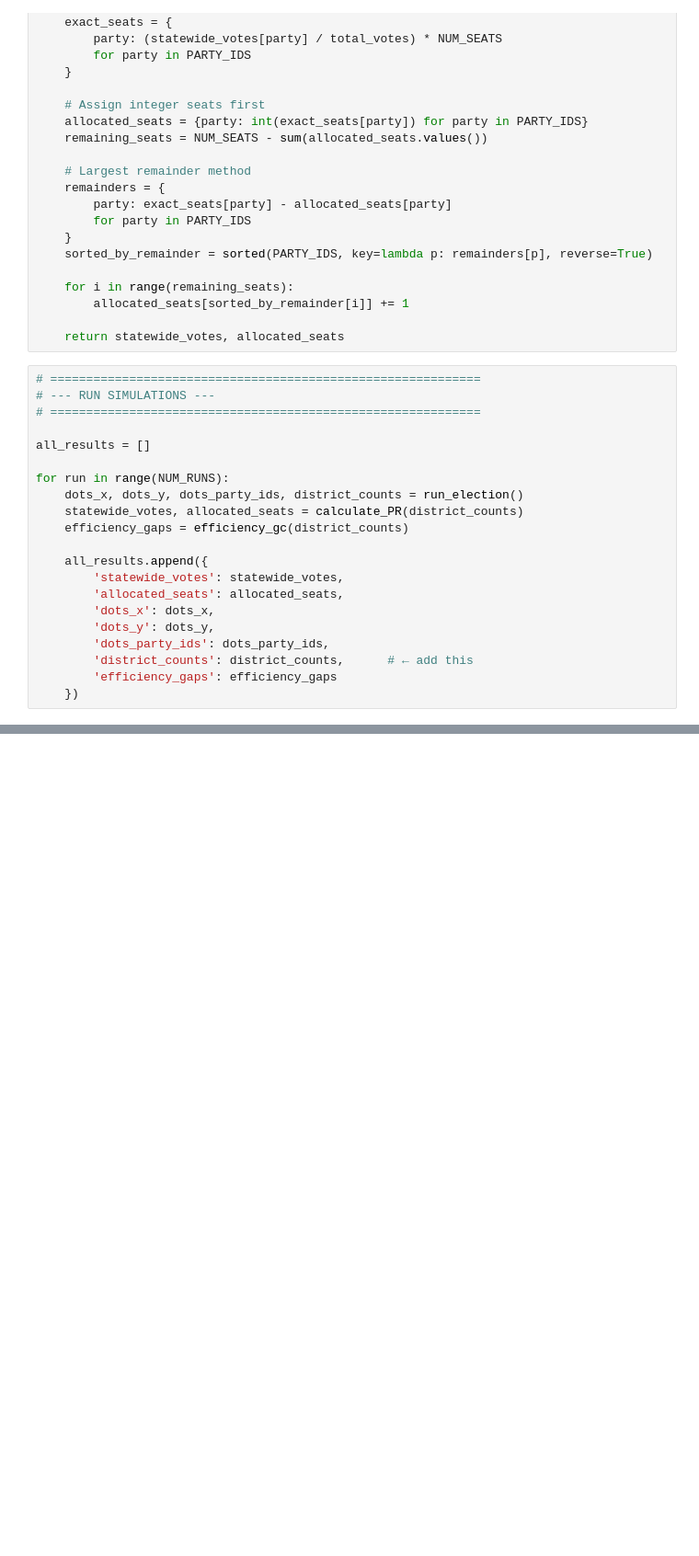
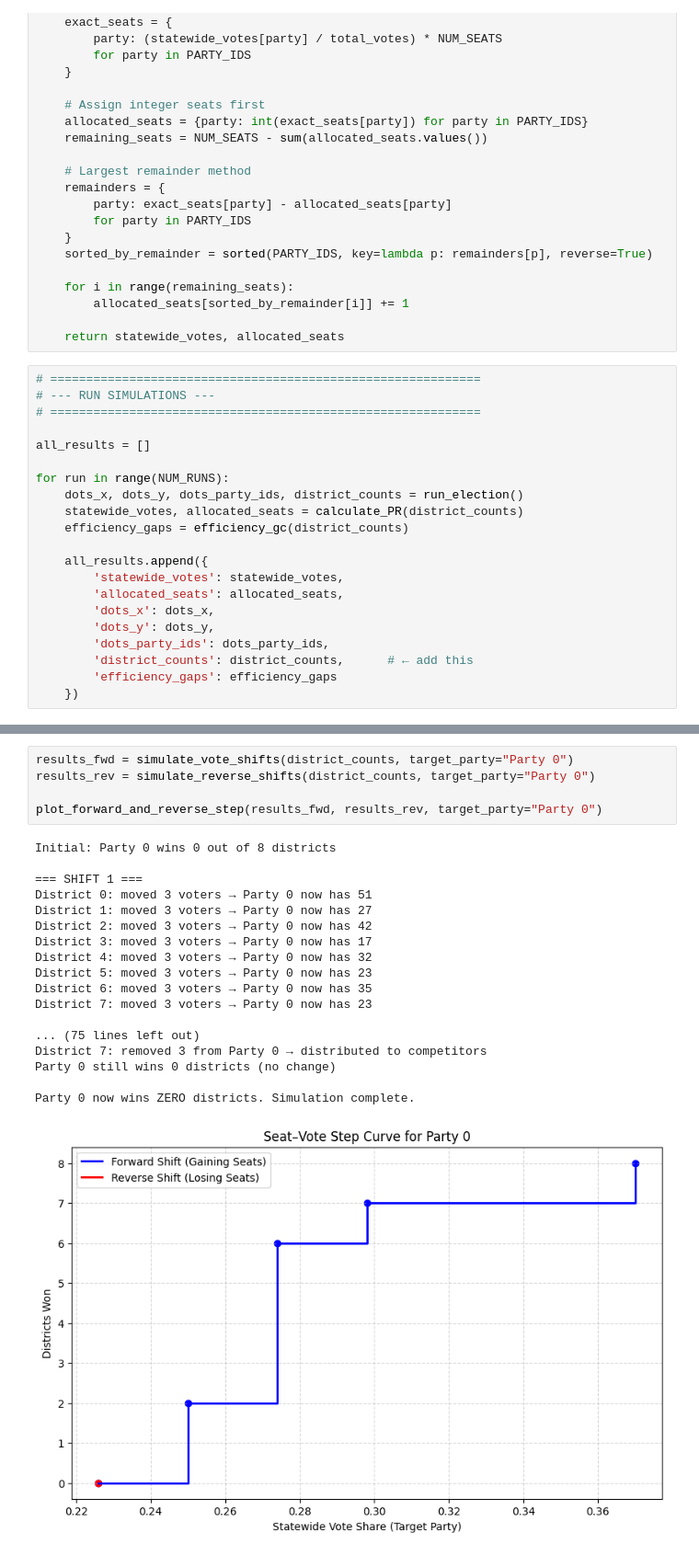
Before and after one commit to CarlLienert/SeniorCapstone, a Jupyter notebook: NewSim.ipynb, the cells around one changed output, grey strips where cells are left out. Shown at 92% size. Drawn from its saved outputs; the diff is of its cells as text; blank space fills up the shorter version.

```diff
--- a/NewSim.ipynb
+++ b/NewSim.ipynb
@@ -297,0 +712,24 @@ plt.show()
+# %%
+results_fwd = simulate_vote_shifts(district_counts, target_party="Party 0")
+results_rev = simulate_reverse_shifts(district_counts, target_party="Party 0")
+
+plot_forward_and_reverse_step(results_fwd, results_rev, target_party="Party 0")
+# %% [output]
+Initial: Party 0 wins 0 out of 8 districts
+
+=== SHIFT 1 ===
+District 0: moved 3 voters → Party 0 now has 51
+District 1: moved 3 voters → Party 0 now has 27
+District 2: moved 3 voters → Party 0 now has 42
+District 3: moved 3 voters → Party 0 now has 17
+District 4: moved 3 voters → Party 0 now has 32
+District 5: moved 3 voters → Party 0 now has 23
+District 6: moved 3 voters → Party 0 now has 35
+District 7: moved 3 voters → Party 0 now has 23
+
+... (75 lines left out)
+District 7: removed 3 from Party 0 → distributed to competitors
+Party 0 still wins 0 districts (no change)
+
+Party 0 now wins ZERO districts. Simulation complete.
+[figure, added]
```
Also changed, not shown: parts of 12 cells of this notebook, 1 other file.
